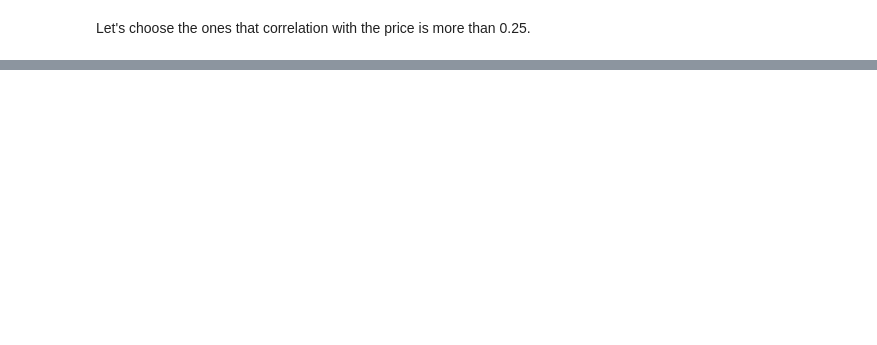
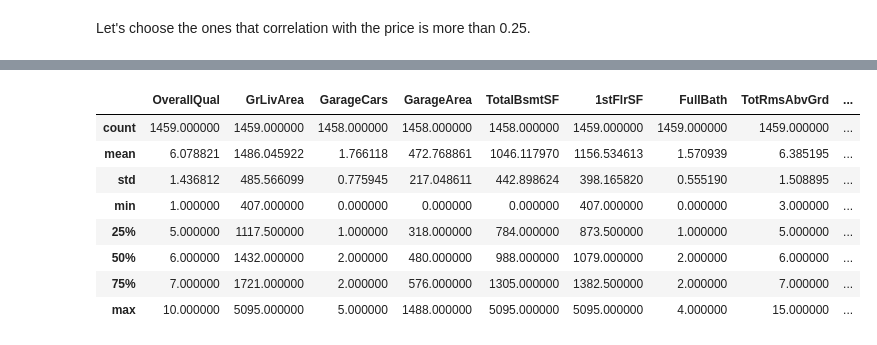
Before and after one commit to sarogov/Kaggle-competitions, a Jupyter notebook: HousePrices/house-prices-how-to-predict-them-well.ipynb, the cells around one changed output, grey strips where cells are left out. Saved outputs shown, nothing was run; the diff lists cells and outputs as text; code cells hidden in the pictures; blank space fills up the shorter version.

```diff
--- a/HousePrices/house-prices-how-to-predict-them-well.ipynb
+++ b/HousePrices/house-prices-how-to-predict-them-well.ipynb
@@ -85,0 +119,5 @@ features.remove('LotFrontage')
+# %%
+features.remove('GarageArea')
+features.remove('TotalBsmtSF')
+features.remove('TotRmsAbvGrd')
+features.remove('GarageYrBlt')
@@ -97,0 +154,14 @@ test_data[features].head()
+# %%
+test_data['MasVnrArea'].fillna(0, inplace=True)
+test_data['GarageYrBlt'].fillna(home_data['YearBuilt'], inplace = True)
+test_data[features].describe()
+# %% [output]
+|  | OverallQual | GrLivArea | GarageCars | GarageArea | TotalBsmtSF | 1stFlrSF | FullBath | TotRmsAbvGrd | ... |
+| count | 1459.000000 | 1459.000000 | 1458.000000 | 1458.000000 | 1458.000000 | 1459.000000 | 1459.000000 | 1459.000000 | ... |
+| mean | 6.078821 | 1486.045922 | 1.766118 | 472.768861 | 1046.117970 | 1156.534613 | 1.570939 | 6.385195 | ... |
+| std | 1.436812 | 485.566099 | 0.775945 | 217.048611 | 442.898624 | 398.165820 | 0.555190 | 1.508895 | ... |
+| min | 1.000000 | 407.000000 | 0.000000 | 0.000000 | 0.000000 | 407.000000 | 0.000000 | 3.000000 | ... |
+| 25% | 5.000000 | 1117.500000 | 1.000000 | 318.000000 | 784.000000 | 873.500000 | 1.000000 | 5.000000 | ... |
+| 50% | 6.000000 | 1432.000000 | 2.000000 | 480.000000 | 988.000000 | 1079.000000 | 2.000000 | 6.000000 | ... |
+| 75% | 7.000000 | 1721.000000 | 2.000000 | 576.000000 | 1305.000000 | 1382.500000 | 2.000000 | 7.000000 | ... |
+| max | 10.000000 | 5095.000000 | 5.000000 | 1488.000000 | 5095.000000 | 5095.000000 | 4.000000 | 15.000000 | ... |
```
Also changed, not shown: parts of 14 cells of this notebook.
